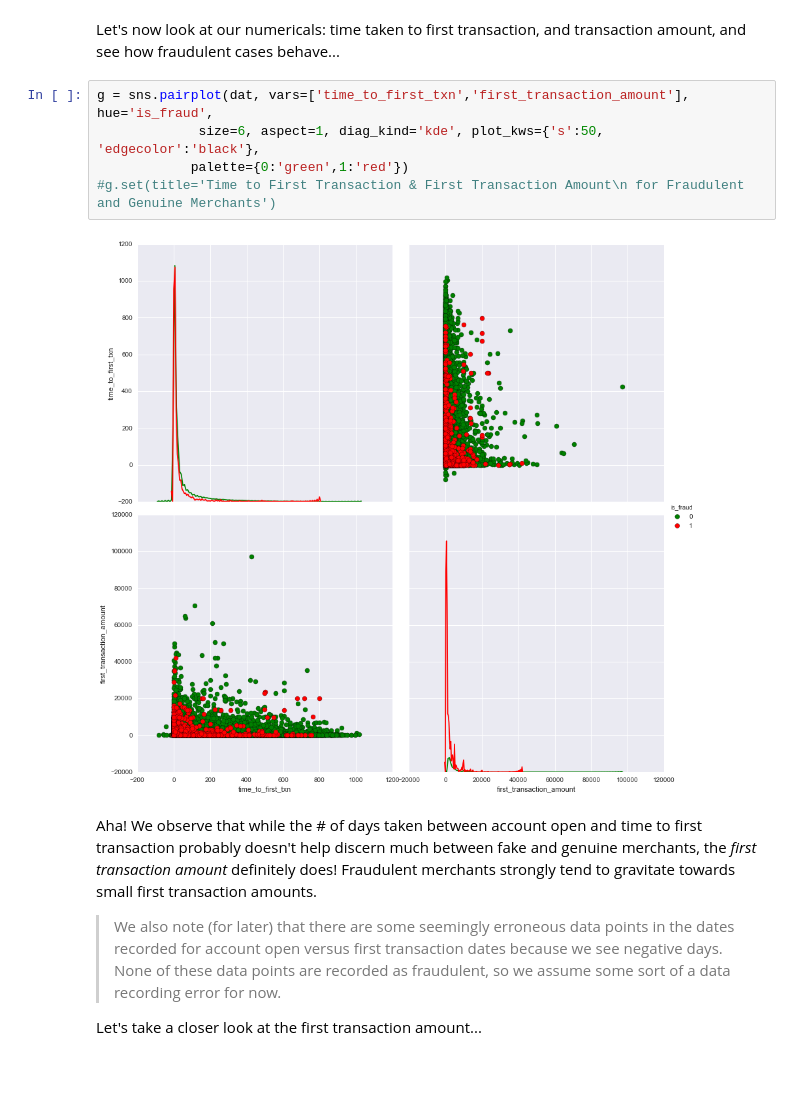
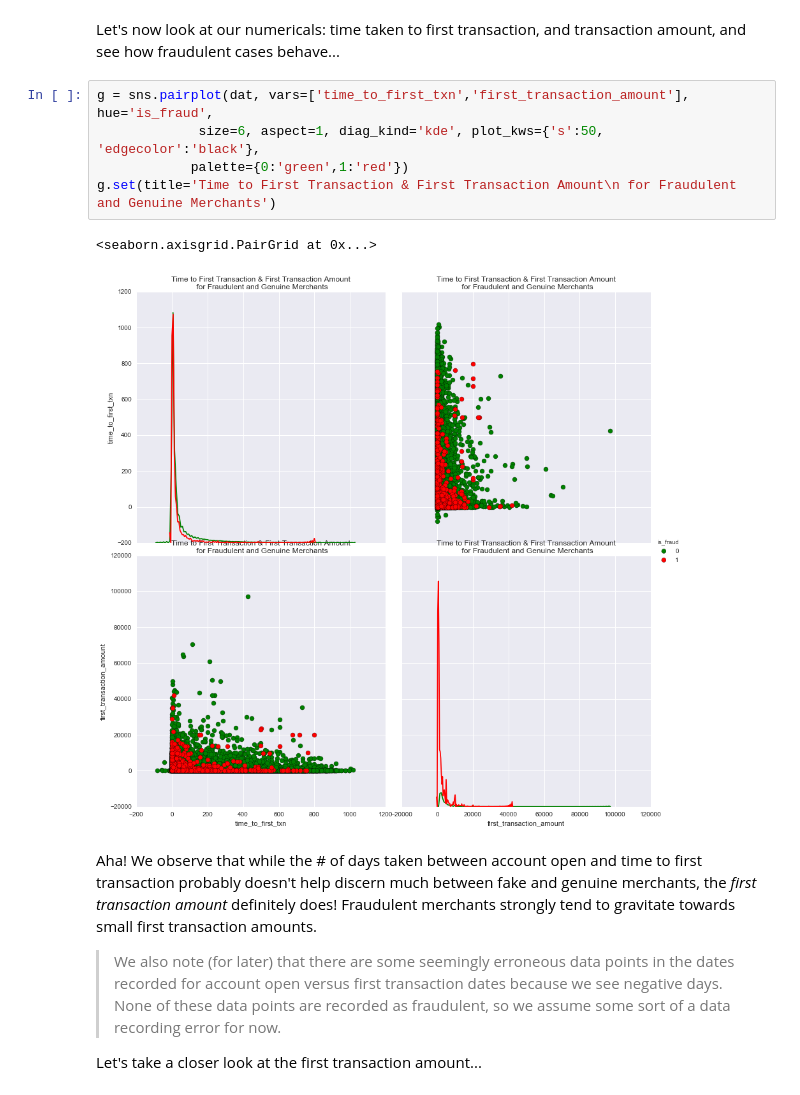
Before and after one commit to ashirwad08/fraud_detection_ex, a Jupyter notebook: notebooks/Data_Explore.ipynb, the cells around one changed output. Saved outputs shown, nothing was run; the diff lists cells and outputs as text.

```diff
--- a/notebooks/Data_Explore.ipynb
+++ b/notebooks/Data_Explore.ipynb
@@ -48,10 +54,11 @@ Let's now look at our numericals: time taken to first transaction, and transacti
 # %%
 g = sns.pairplot(dat, vars=['time_to_first_txn','first_transaction_amount'], hue='is_fraud',
              size=6, aspect=1, diag_kind='kde', plot_kws={'s':50, 'edgecolor':'black'},
             palette={0:'green',1:'red'})
-#g.set(title='Time to First Transaction & First Transaction Amount\n for Fraudulent and Genuine Merchants')
+g.set(title='Time to First Transaction & First Transaction Amount\n for Fraudulent and Genuine Merchants')
 # %% [output]
+<seaborn.axisgrid.PairGrid at 0x...>
-[figure, old version]
+[figure, new version]
 # %% [markdown]
 Aha! We observe that while the # of days taken between account open and time to first transaction probably doesn't help discern much between fake and genuine merchants, the *first transaction amount* definitely does! Fraudulent merchants strongly tend to gravitate towards small first transaction amounts.
 
```
Also changed, not shown: parts of 26 cells of this notebook, 9 other files.
